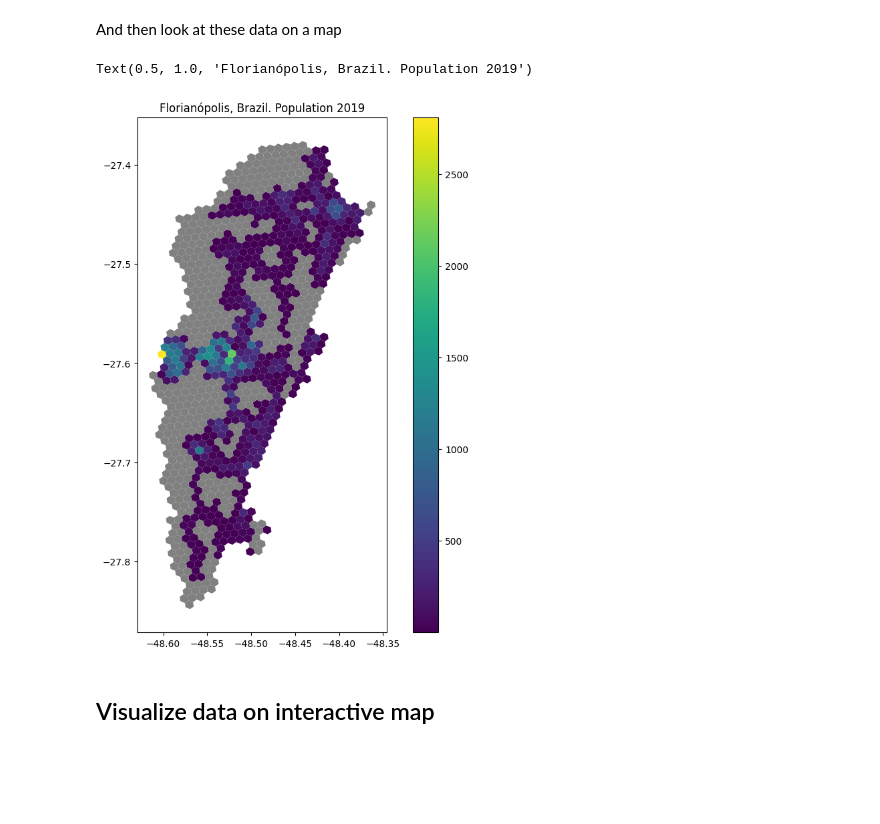
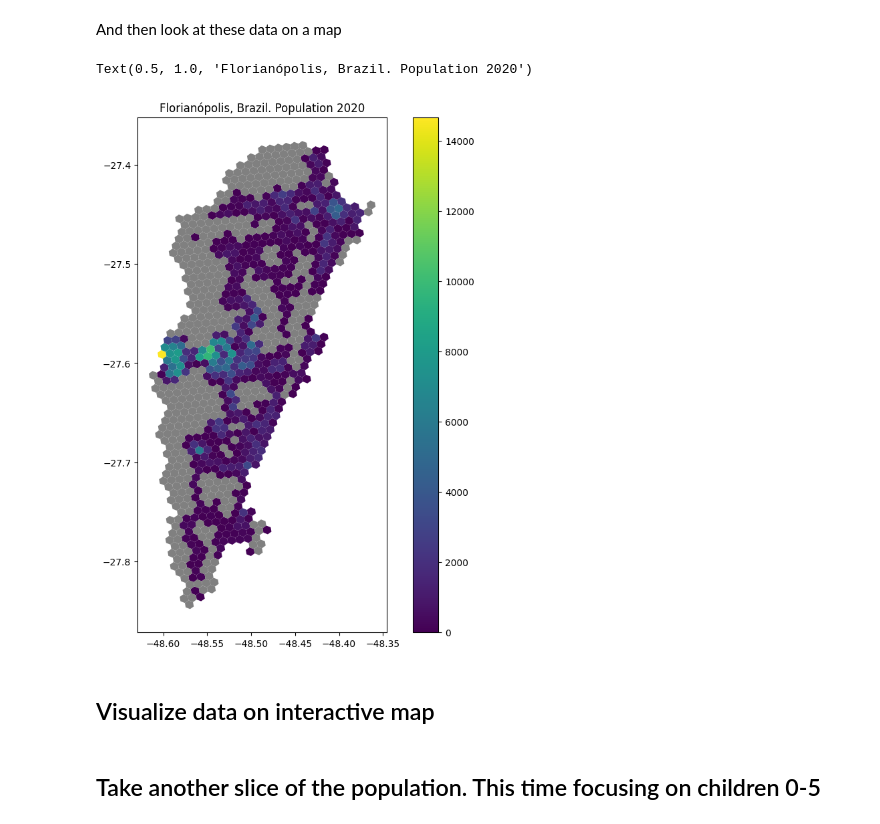
Before and after one commit to EL-BID/IADB-education-1, a Jupyter notebook: florianopolis_model.ipynb, the cells around one changed output. Cells and saved outputs as stored; diff of their text form; code cells hidden in the pictures; blank space fills up the shorter version.

Commit message:
work on flor model

```diff
--- a/florianopolis_model.ipynb
+++ b/florianopolis_model.ipynb
@@ -100,3 +106,5 @@ pop_brazil = up.download.hdx_fb_population('brazil', 'youth')
+# %%
+full_pop_brazil_southeast = up.download.hdx_dataset(resource="c17003d1-47f4-4ec5-8229-2f77aeb114be/resource/eb17516f-3c84-4626-95e4-df1f342f3d82/download/population_bra_southeast_2018-10-01.csv.zip")
 # %% [markdown]
 Take a look at the population data. For Brazil, all these data are from 2019
 # %%
@@ -111,7 +119,7 @@ pop_brazil.head()
 # %% [markdown]
 Next, filter for the area of interest. The `filter_population` function works by a bounding box, so not an exact shape of the city of interest
 # %%
-pop_flor = up.geom.filter_population(pop_brazil, flor)
+pop_flor = up.geom.filter_population(full_pop_brazil_southeast, flor)
 # %% [markdown]
 Now visualize the population data. We'll see that the data go beyond the city limits
 # %%
@@ -124,5 +152,9 @@ Then, calculate the population per hexagon
 # %%
-hex_flor = up.geom.merge_shape_hex(hex_flor, pop_flor, agg={'population':'sum'})
+hex_flor = up.geom.merge_shape_hex(
+    hexs = hex_flor,
+    shape = pop_flor,
+    agg={'population_2020': 'sum'}
+)
 # %%
 hex_flor.head()
 # %% [output]
@@ -137,11 +169,11 @@ hex_flor.head()
 # %% [markdown]
 And then look at these data on a map
 # %%
-hex_flor.plot('population', legend=True, missing_kwds={'color':'grey'})
-plt.title(city + ". Population 2019")
+hex_flor.plot('population_2020', legend=True, missing_kwds={'color':'grey'})
+plt.title(city + ". Population 2020")
 # %% [output]
-Text(0.5, 1.0, 'Florianópolis, Brazil. Population 2019')
+Text(0.5, 1.0, 'Florianópolis, Brazil. Population 2020')
-[figure, old version]
+[figure, new version]
 # %% [markdown]
 ## Visualize data on interactive map
 # %%
@@ -160,3 +192,5 @@ fig.update_layout(
 )
 
 fig.show()
+# %% [markdown]
+## Take another slice of the population. This time focusing on children 0-5
```
Also changed, not shown: parts of 27 cells of this notebook.
